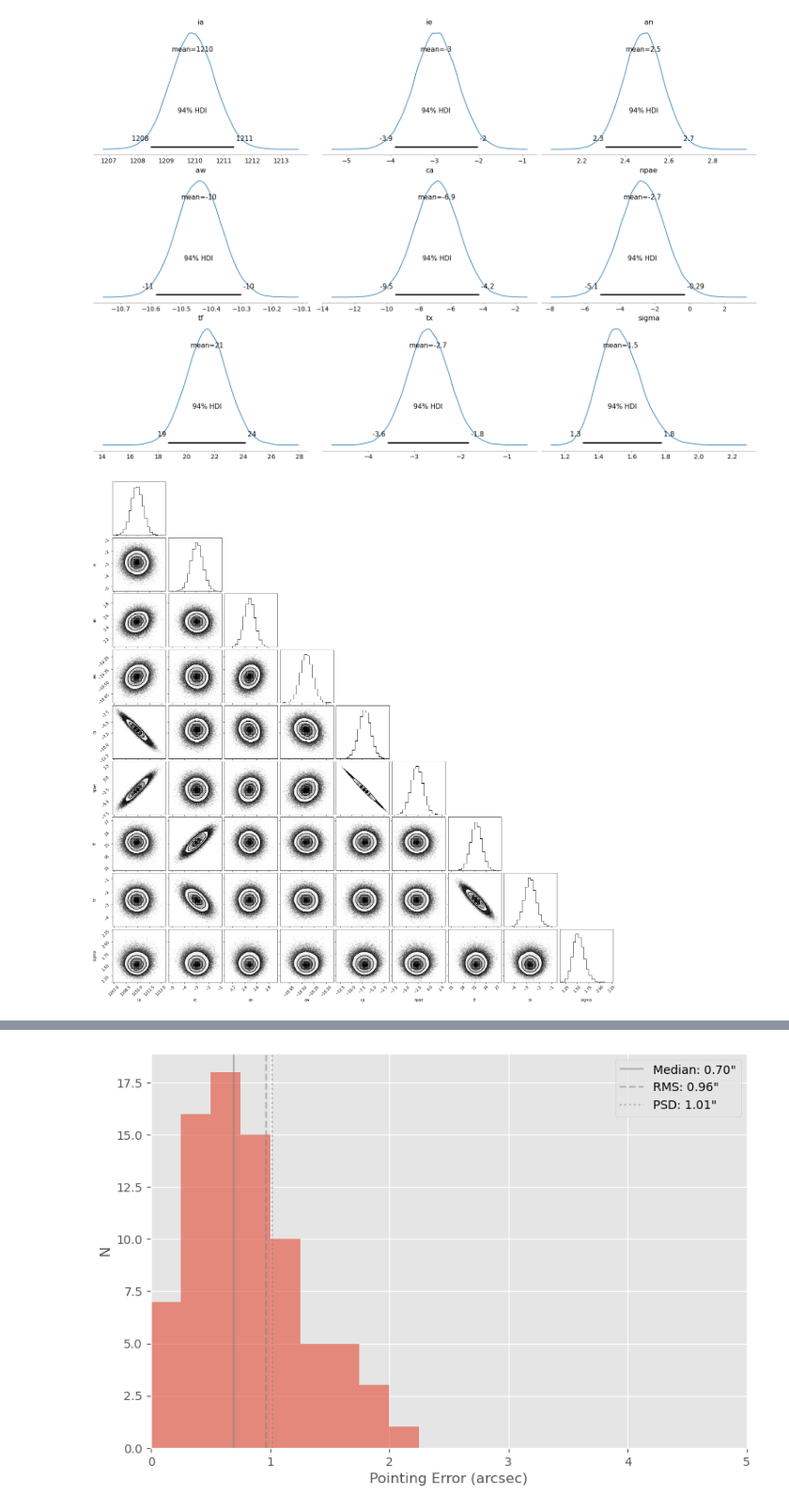
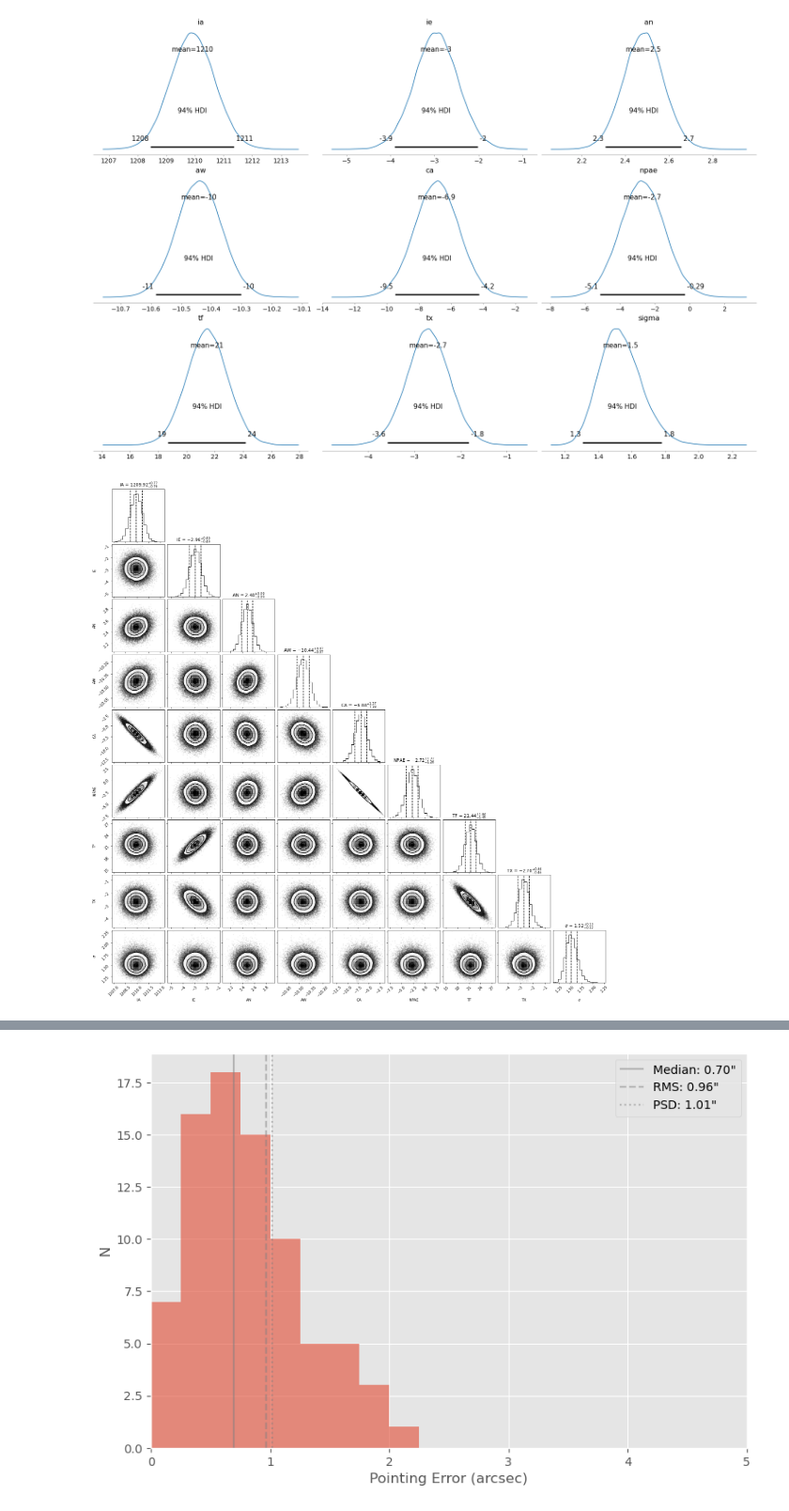
Before and after one commit to MMTObservatory/pointing_analysis, a Jupyter notebook: pointing_data/20210821/tpoint.ipynb, the cells around one changed output, grey strips where cells are left out. Shown at 94% size. Cells and saved outputs as stored; diff of their text form; code cells hidden in the pictures.

Commit message:
annotate corner plot to show means and 1-sigma errors

```diff
--- a/pointing_data/20210821/tpoint.ipynb
+++ b/pointing_data/20210821/tpoint.ipynb
@@ -274,10 +274,16 @@ plt.savefig("posterior.pdf")
 [figure]
 # %%
 import corner
-f = corner.corner(idata)
+f = corner.corner(
+    idata,
+    labels=["IA", "IE", "AN", "AW", "CA", "NPAE", "TF", "TX", r"$\sigma$"],
+    quantiles=[0.16, 0.5, 0.84],
+    show_titles=True,
+    title_kwargs={"fontsize": 12}
+)
 f.savefig("corner.pdf")
 # %% [output]
-[figure, old version]
+[figure, new version]
 # %%
 t_fit = arviz.summary(idata, round_to=8)
 t_fit
```
Also changed, not shown: 1 other file.
